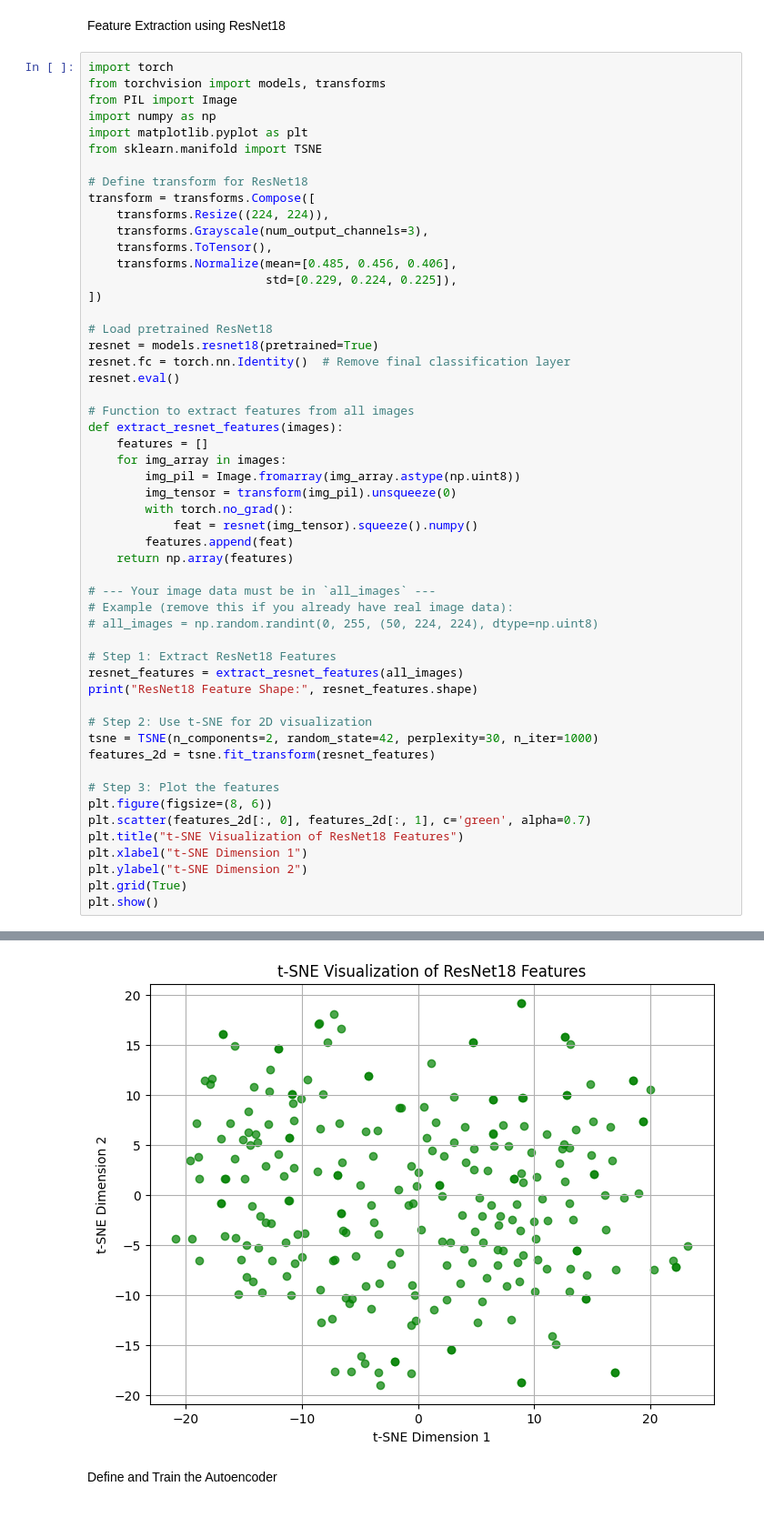
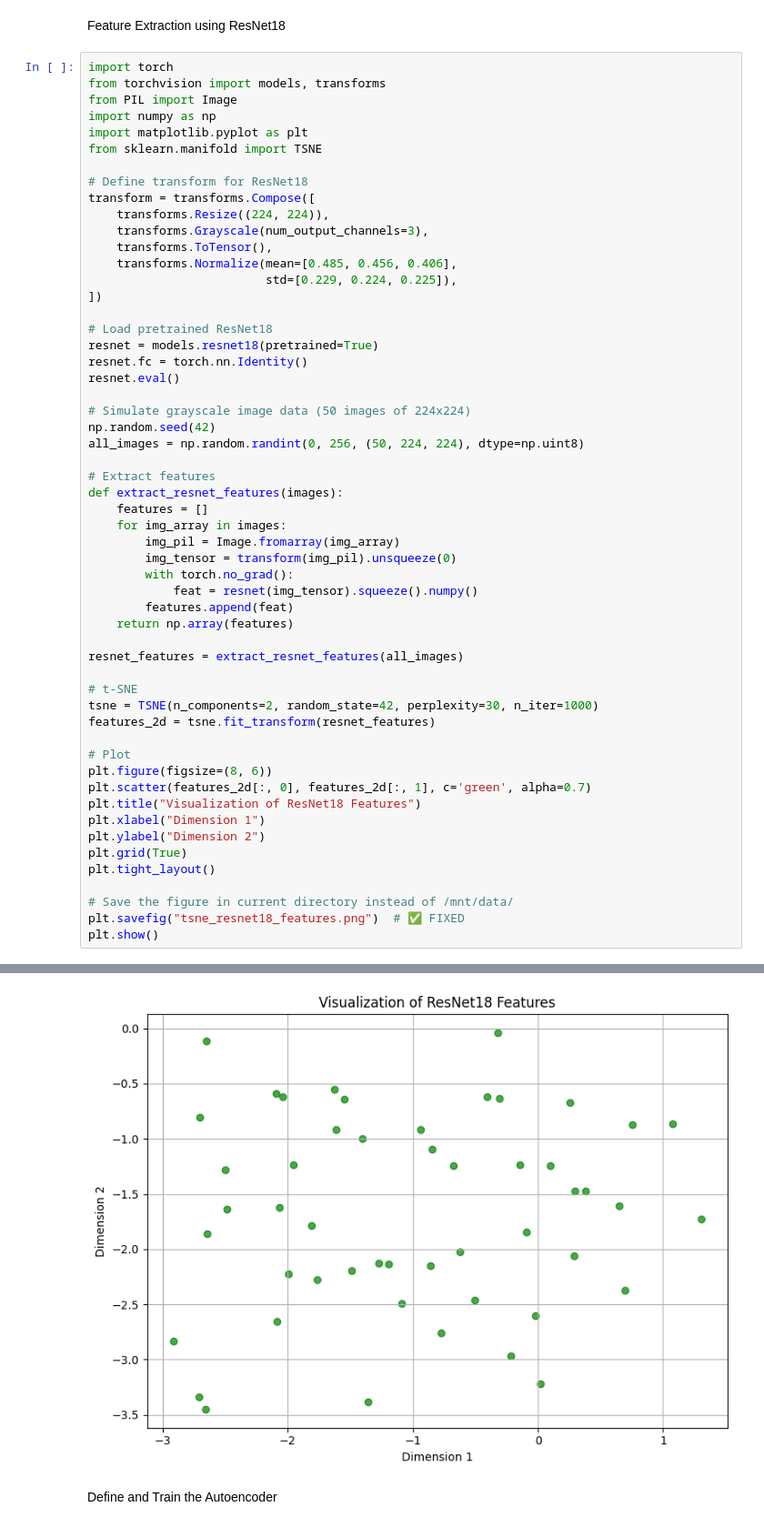
Before and after one commit to Tharun-selladurai/22csr223, a Jupyter notebook: ResNet18_→_Autoencoder_→_QGNN.ipynb, the cells around one changed output, grey strips where cells are left out. Shown at 91% size. Drawn from its saved outputs; the diff is of its cells as text.

```diff
--- a/ResNet18_→_Autoencoder_→_QGNN.ipynb
+++ b/ResNet18_→_Autoencoder_→_QGNN.ipynb
@@ -76,38 +57,40 @@ transform = transforms.Compose([
 
 # Load pretrained ResNet18
 resnet = models.resnet18(pretrained=True)
-resnet.fc = torch.nn.Identity()  # Remove final classification layer
+resnet.fc = torch.nn.Identity()
 resnet.eval()
 
-# Function to extract features from all images
+# Simulate grayscale image data (50 images of 224x224)
+np.random.seed(42)
+all_images = np.random.randint(0, 256, (50, 224, 224), dtype=np.uint8)
+
+# Extract features
 def extract_resnet_features(images):
     features = []
     for img_array in images:
-        img_pil = Image.fromarray(img_array.astype(np.uint8))
+        img_pil = Image.fromarray(img_array)
         img_tensor = transform(img_pil).unsqueeze(0)
         with torch.no_grad():
             feat = resnet(img_tensor).squeeze().numpy()
         features.append(feat)
     return np.array(features)
 
-# --- Your image data must be in `all_images` ---
-# Example (remove this if you already have real image data):
-# all_images = np.random.randint(0, 255, (50, 224, 224), dtype=np.uint8)
+resnet_features = extract_resnet_features(all_images)
 
-# Step 1: Extract ResNet18 Features
-resnet_features = extract_resnet_features(all_images)
-print("ResNet18 Feature Shape:", resnet_features.shape)
-
-# Step 2: Use t-SNE for 2D visualization
+# t-SNE
 tsne = TSNE(n_components=2, random_state=42, perplexity=30, n_iter=1000)
 features_2d = tsne.fit_transform(resnet_features)
 
-# Step 3: Plot the features
+# Plot
 plt.figure(figsize=(8, 6))
 plt.scatter(features_2d[:, 0], features_2d[:, 1], c='green', alpha=0.7)
-plt.title("t-SNE Visualization of ResNet18 Features")
-plt.xlabel("t-SNE Dimension 1")
-plt.ylabel("t-SNE Dimension 2")
+plt.title("Visualization of ResNet18 Features")
+plt.xlabel("Dimension 1")
+plt.ylabel("Dimension 2")
 plt.grid(True)
+plt.tight_layout()
+
+# Save the figure in current directory instead of /mnt/data/
+plt.savefig("tsne_resnet18_features.png")  # ✅ FIXED
 plt.show()
 # %% [output]
@@ -115,4 +97,4 @@ ResNet18 Feature Shape: (253, 512)
-[figure, old version]
+[figure, new version]
 # %% [markdown]
 Define and Train the Autoencoder
 # %%
```
Also changed, not shown: parts of 8 cells of this notebook.
